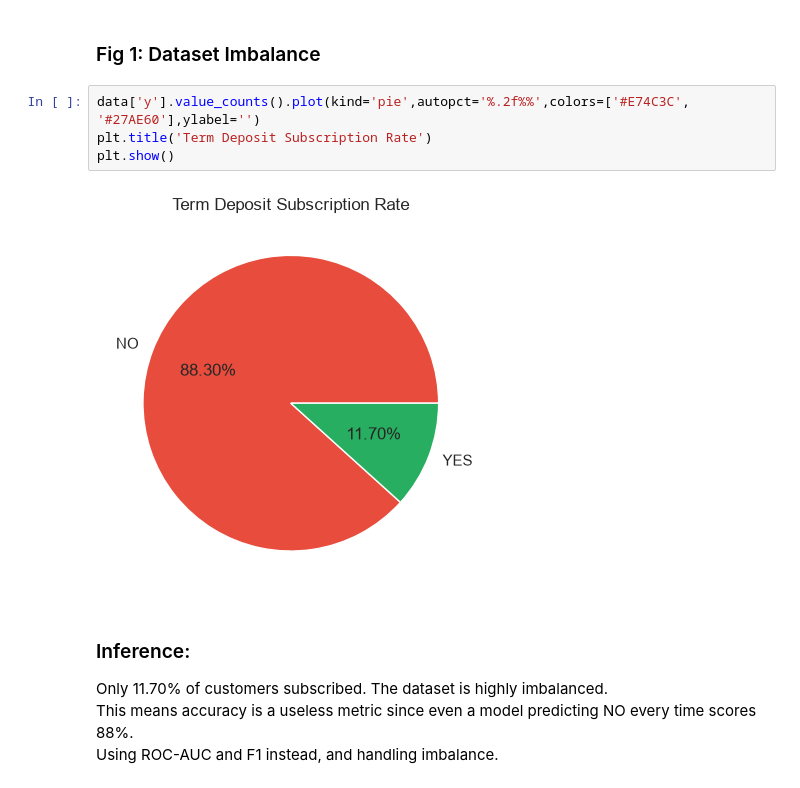
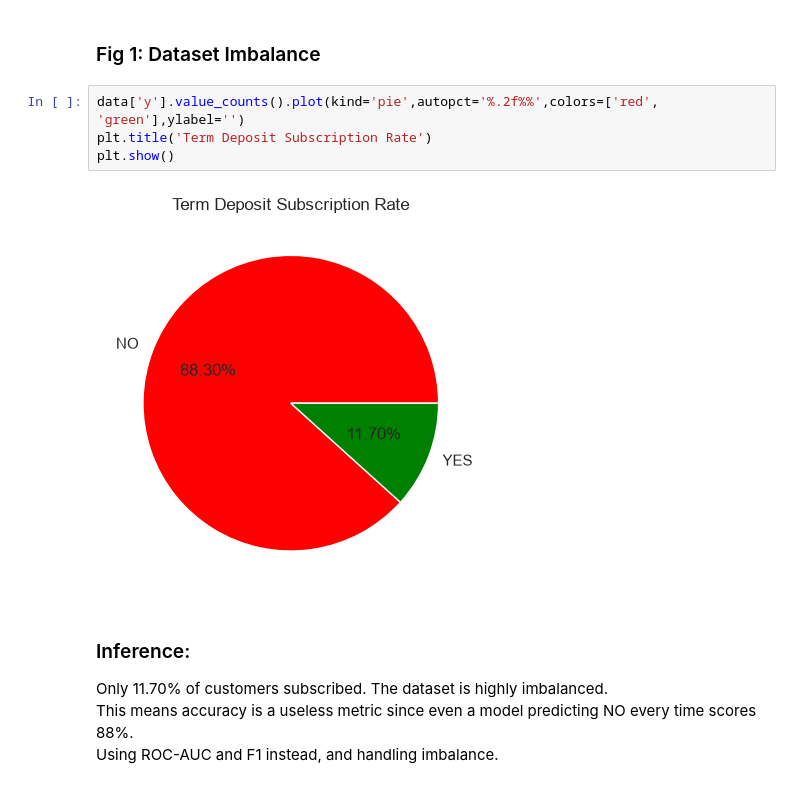
Before and after one commit to AsmiShirkeSamant/BANK-TERM-DEPOSIT-SUBSCRIPTION-PREDICTION, a Jupyter notebook: Propensity_v2.ipynb, the cells around one changed output. Drawn from its saved outputs; the diff is of its cells as text.

```diff
--- a/Propensity_v2.ipynb
+++ b/Propensity_v2.ipynb
@@ -214,11 +212,11 @@ plt.show()
 # %% [markdown]
 ### Fig 1: Dataset Imbalance
 # %%
-data['y'].value_counts().plot(kind='pie',autopct='%.2f%%',colors=['#E74C3C', '#27AE60'],ylabel='')
+data['y'].value_counts().plot(kind='pie',autopct='%.2f%%',colors=['red', 'green'],ylabel='')
 plt.title('Term Deposit Subscription Rate')
 plt.show()
 # %% [output]
-[figure, old version]
+[figure, new version]
 # %% [markdown]
 ### Inference:
 Only 11.70% of customers subscribed. The dataset is highly imbalanced.
```
Also changed, not shown: parts of 12 cells of this notebook.
